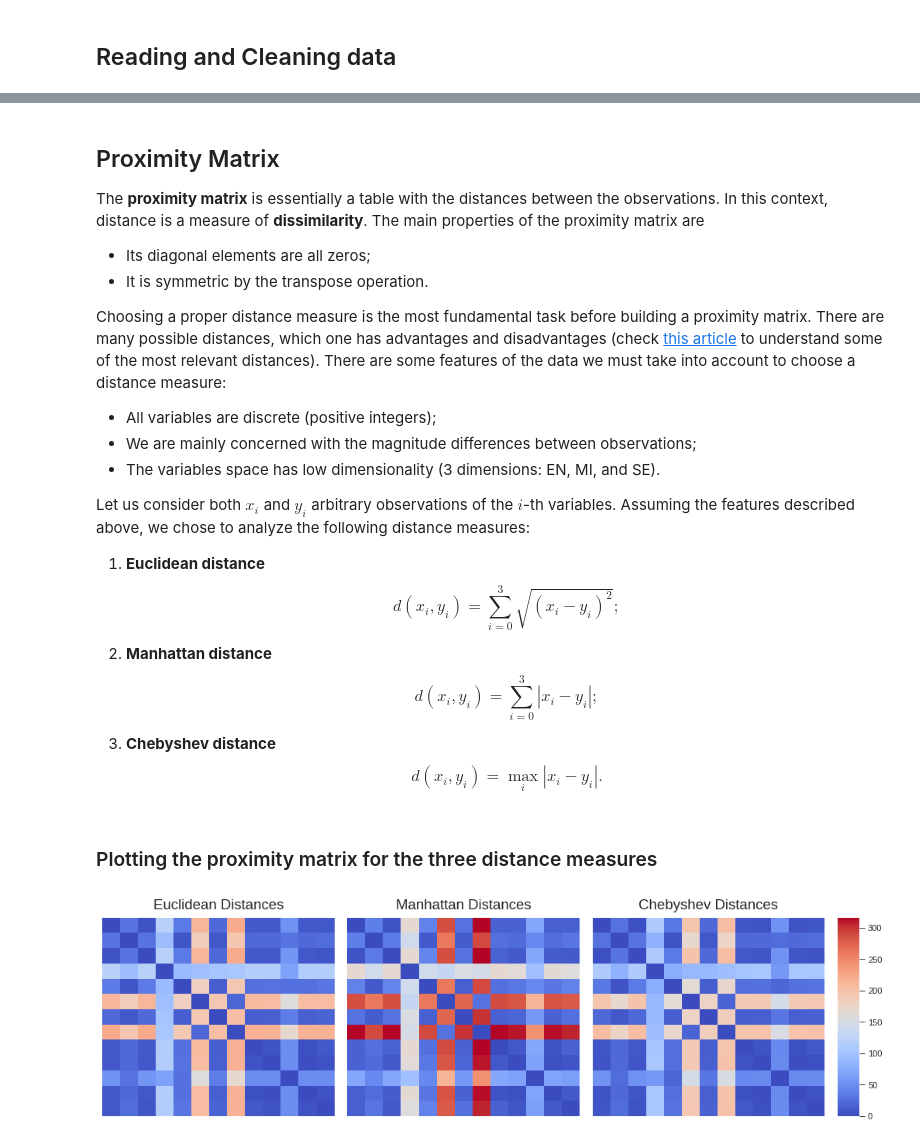
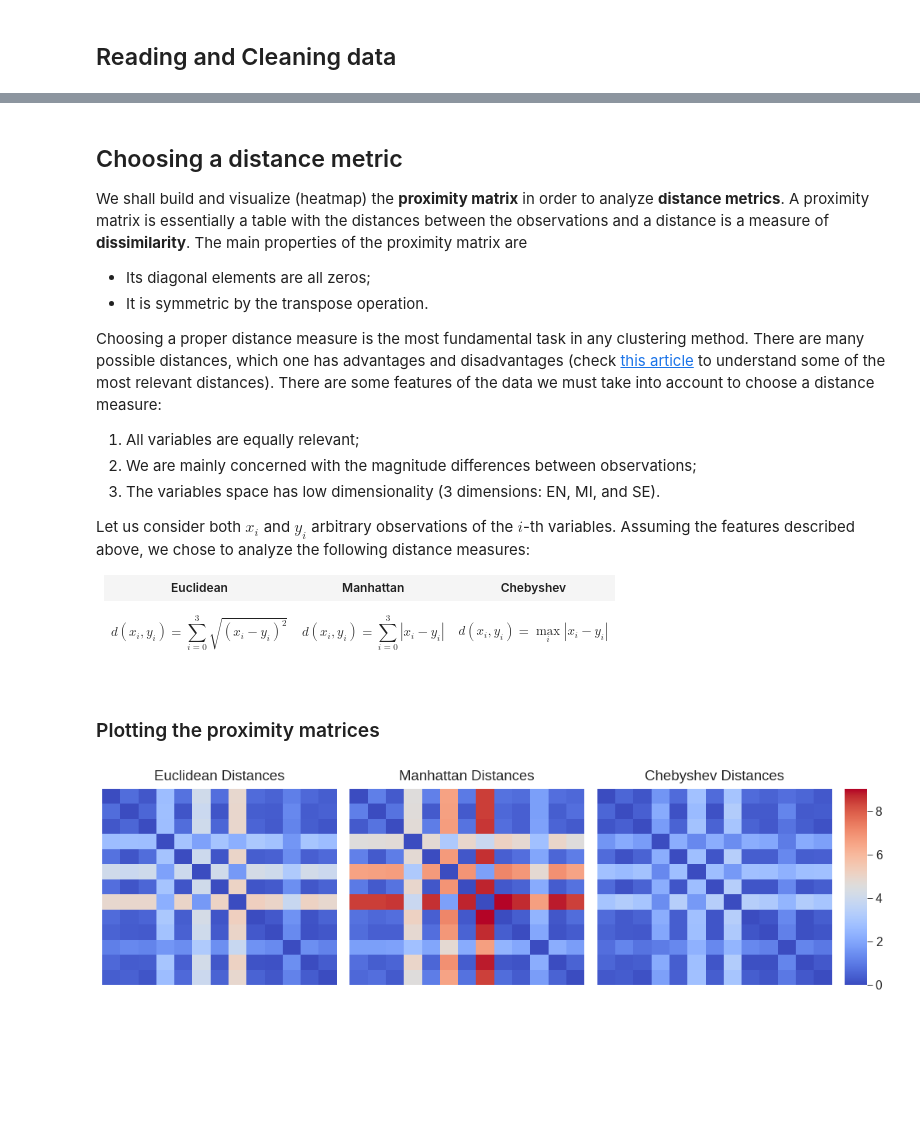
Before and after one commit to nicolaubruno/ML_projects, a Jupyter notebook: Data Science Jobs/Analysis.ipynb, the cells around one changed output, grey strips where cells are left out. Drawn from its saved outputs; the diff is of its cells as text; code cells hidden in the pictures; blank space fills up the shorter version.

Commit message:
Analysis of linkage methods and distance metrics (project: Data Science Jobs)

```diff
--- a/Data Science Jobs/Analysis.ipynb
+++ b/Data Science Jobs/Analysis.ipynb
@@ -165,0 +167,3 @@ Since the maximum of each experience level are quite different
+# %%
+scaled_df = pd.DataFrame(StandardScaler().fit_transform(df), index = df.index, columns = df.columns)
+scaled_df
@@ -166,33 +186,38 @@ Since the maximum of each experience level are quite different
 # %% [markdown]
-## Proximity Matrix
+## Choosing a distance metric
 
-The **proximity matrix** is essentially a table with the distances between the observations. In this context, distance is a measure of **dissimilarity**. The main properties of the proximity matrix are
+We shall build and visualize (heatmap) the **proximity matrix** in order to analyze **distance metrics**. A proximity matrix is essentially a table with the distances between the observations and a distance is a measure of **dissimilarity**. The main properties of the proximity matrix are
 
 - Its diagonal elements are all zeros;
 - It is symmetric by the transpose operation.
 
-Choosing a proper distance measure is the most fundamental task before building a proximity matrix. There are many possible distances, which one has advantages and disadvantages (check [this article](https://towardsdatascience.com/9-distance-measures-in-data-science-918109d069fa) to understand some of the most relevant distances). There are some features of the data we must take into account to choose a distance measure:
+Choosing a proper distance measure is the most fundamental task in any clustering method. There are many possible distances, which one has advantages and disadvantages (check [this article](https://towardsdatascience.com/9-distance-measures-in-data-science-918109d069fa) to understand some of the most relevant distances). There are some features of the data we must take into account to choose a distance measure:
 
-- All variables are discrete (positive integers);
-- We are mainly concerned with the magnitude differences between observations;
-- The variables space has low dimensionality (3 dimensions: EN, MI, and SE).
+1. All variables are equally relevant;
+2. We are mainly concerned with the magnitude differences between observations;
+3. The variables space has low dimensionality (3 dimensions: EN, MI, and SE).
 
 Let us consider both $ x_i $ and $ y_i $ arbitrary observations of the $i$-th variables. Assuming the features described above, we chose to analyze the following distance measures:
 
-1. **Euclidean distance** $$ d(x_i, y_i) = \sum_{i = 0}^{3} \sqrt{(x_i - y_i)^{2}}; $$
-
-2. **Manhattan distance**
-$$ d(x_i, y_i) = \sum_{i = 0}^{3} |x_i - y_i|; $$
-
-3. **Chebyshev distance**
-$$ d(x_i, y_i) = \max_i |x_i - y_i|. $$
+<table>
+    <tr>
+        <th style="text-align:center;">Euclidean</th>
+        <th style="text-align:center;">Manhattan</th>
+        <th style="text-align:center;">Chebyshev</th>
+    </tr>
+    <tr>
+        <td> $$ d(x_i, y_i) = \sum_{i = 0}^{3} \sqrt{(x_i - y_i)^{2}} $$ </td>
+        <td> $$ d(x_i, y_i) = \sum_{i = 0}^{3} |x_i - y_i| $$ </td>
+        <td> $$ d(x_i, y_i) = \max_i |x_i - y_i| $$ </td>
+    </tr>
+<table>
 # %% [markdown]
-### Plotting the proximity matrix for the three distance measures
+### Plotting the proximity matrices
 # %%
 #---- Proximity Matrixes ----#
 
 distances_names = ['euclidean', 'manhattan', 'chebyshev']
-proximity_matrices = np.array([pairwise_distances(df, metric = dist) for dist in distances_names])
+proximity_matrices = np.array([pairwise_distances(scaled_df, metric = dist) for dist in distances_names])
 max_distance = np.max(proximity_matrices)
 
 #----- Figure and Axes ------#
@@ -208,32 +233,32 @@ axs = [
 ]
 
 #---------- Style -----------#
 
 plt.style.use('seaborn-ticks')
 plt.rcParams.update({
     'font.size': 14
 })
 
 #-- Plot proximity matrices --#
 
 for i in range(3):
     # Heatmap
     sns.heatmap(
         proximity_matrices[i],
         ax = axs[i],
         xticklabels = False,
         yticklabels = False,
         cmap = sns.color_palette("coolwarm", as_cmap=True),
         cbar_ax = axs[-1],
         vmin = 0,
         vmax = max_distance
     )
 
     axs[i].set_title(distances_names[i].capitalize() + ' Distances', pad = 10)
     axs[i].set_xlabel('')
     axs[i].set_ylabel('')
 
 plt.tight_layout()
 # %% [output]
-[figure, old version]
+[figure, new version]
 # %% [markdown]
```
Also changed, not shown: parts of 27 cells of this notebook, 1 other file.
